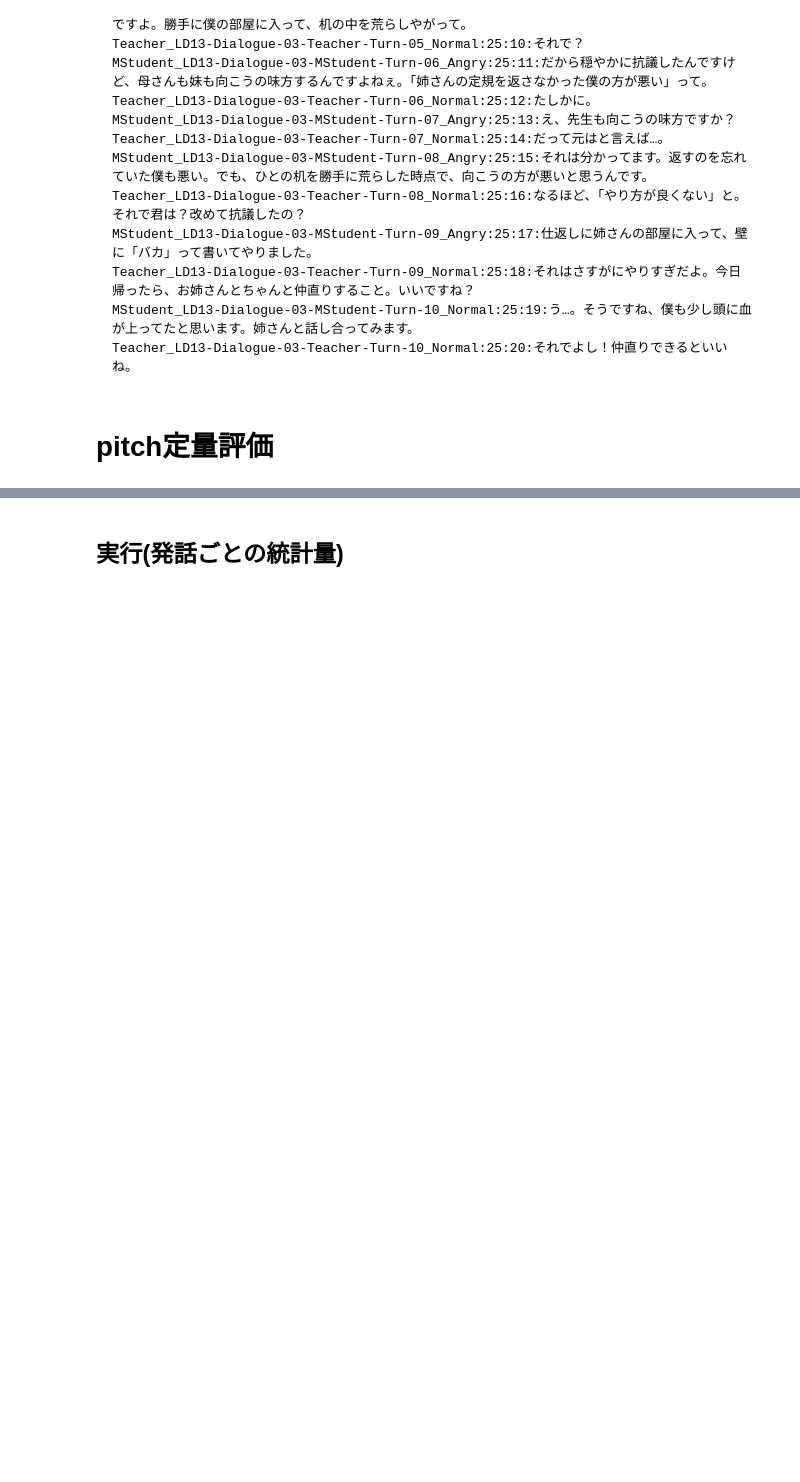
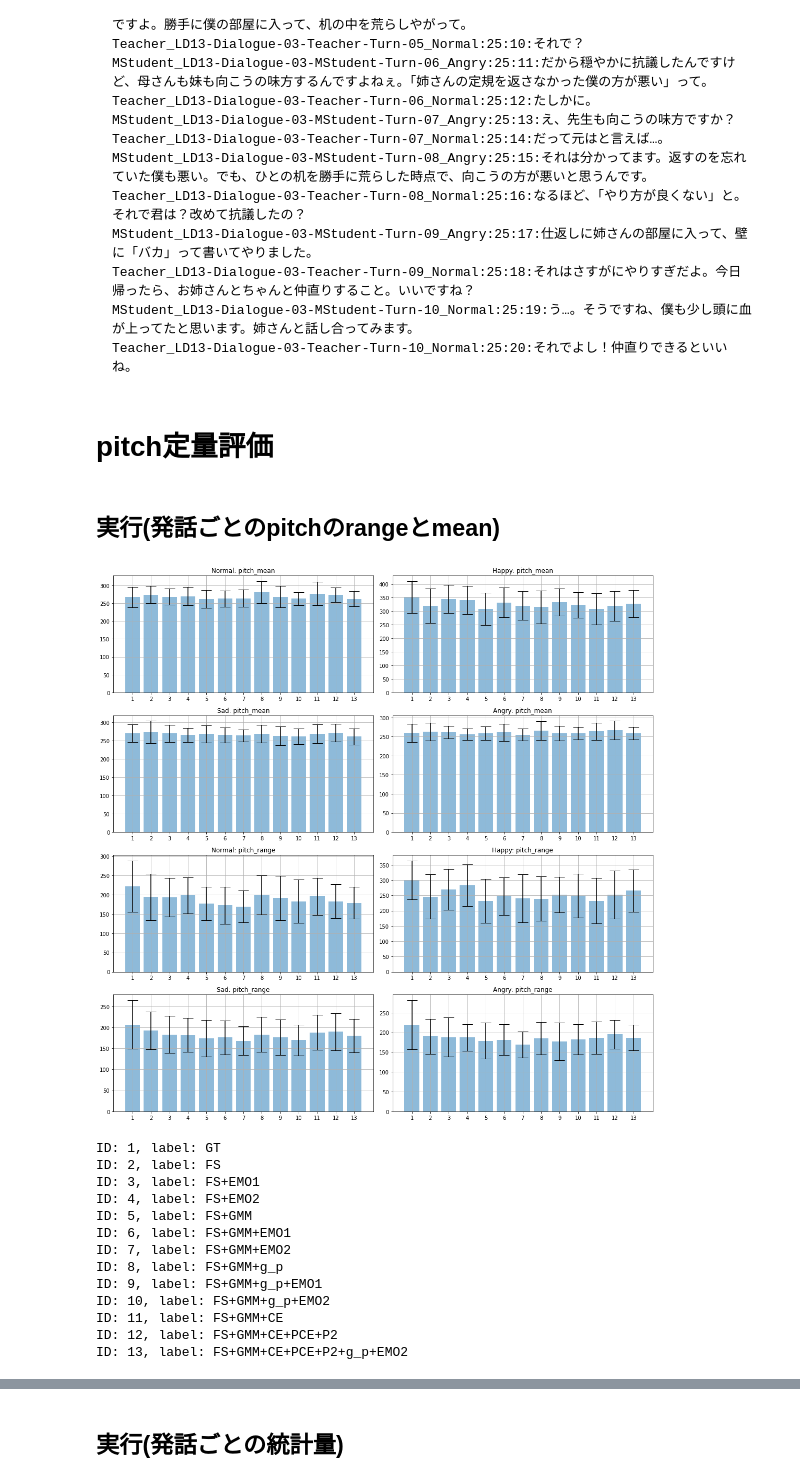
Before and after one commit to YutoNishimura-v2/vc_tts_template, a Jupyter notebook: dialogue_making.ipynb, the cells around one changed output, grey strips where cells are left out. Saved outputs shown, nothing was run; the diff lists cells and outputs as text; code cells hidden in the pictures; blank space fills up the shorter version.

```diff
--- a/dialogue_making.ipynb
+++ b/dialogue_making.ipynb
@@ -4,10 +4,10 @@
 from pathlib import Path
 
 # 台本を指定
-# dialogue_info_txt = "../dataset/out_LINE_woITAKO/dialogue_info.txt"
-dialogue_info_txt = "../dataset/out_LINE_woITAKO_before_emotion/dialogue_info.txt"
+dialogue_info_txt = "../dataset/out_LINE_woITAKO/dialogue_info.txt"
+# dialogue_info_txt = "../dataset/out_LINE_woITAKO_before_emotion/dialogue_info.txt"
 # 音声を指定
-Teacher_voice_base = Path("recipes/fastspeech2wContexts/exp/LINE_wContextwProsody_2_sr22050_LINE_wContextwProsody_13/synthesis_fastspeech2wGMMwContextswProsody_hifigan/eval")
+Teacher_voice_base = Path("recipes/fastspeech2wContexts/exp/LINE_wContextwProsody_3_sr22050_LINE_wContextwProsody_34_FS_GMM_CE_PCE_P2/synthesis_fastspeech2wGMMwContextswProsody_hifigan/eval")
 Mstudent_voice_base = Path("../dataset/out_LINE_MStudent/LINE_MStudent/wav")
 Fstudent_voice_base = Path("../dataset/out_LINE_FStudent/LINE_FStudent/wav")
 
@@ -15,7 +15,7 @@ Fstudent_voice_base = Path("../dataset/out_LINE_FStudent/LINE_FStudent/wav")
 output_dialogue_names = ["LD12-Dialogue-07", "LD11-Dialogue-05", "LD14-Dialogue-08", "LD13-Dialogue-03"]
 
 # 出力先
-output_base = Path("dialogue_output_LINE_wContextwProsody_13_fastspeech2wGMMwContextswProsody+1つ前emotion+当該prosody")
+output_base = Path("dialogue_output_LINE_wContextwProsody_34_FS_GMM_CE_PCE_P2")
 
 output_base.mkdir(parents=True, exist_ok=True)
 
@@ -266,3 +318,5 @@ def get_pitch_energy_emo(
     wav_name = wav_path.stem.replace("_" + wav_path.stem.split("_")[-1] , "")
 
     return pitch_new, energy_new, emo, wav_name
+# %% [markdown]
+## 実行(発話ごとのpitchのrangeとmean)
@@ -269 +368,58 @@ def get_pitch_energy_emo(
+# %%
+# 計算
+stats_name = ["pitch_mean", "pitch_range"]
+stats_data = {k: {k_: [] for k_ in stats_name} for k in emotion_names}
+stats_data_error = {k: {k_: [] for k_ in stats_name} for k in emotion_names}
+# ylims = [[0, 0] for _ in range(len(stats_name))]
+
+def get_max_value(x):
+    x = x[:, 0] + (x[:, 1] * 1.25)
+    return np.max(x)
+
+for emo in emotion_names:
+    for key in stats_name:
+        if key == "pitch_mean":
+            stats_data[emo][key] = emotion_pitch_mean[emo][:, 0]
+            stats_data_error[emo][key] = emotion_pitch_mean[emo][:, 1]
+            # ylims[0][1] = max(ylims[0][1], get_max_value(emotion_pitch_mean[emo]))
+        elif key == "pitch_range":
+            stats_data[emo][key] = emotion_pitch_range[emo][:, 0]
+            stats_data_error[emo][key] = emotion_pitch_range[emo][:, 1]
+            # ylims[1][1] = max(ylims[1][1], get_max_value(emotion_pitch_range[emo]))
+
+# 図示
+fig, axes = plt.subplots(len(emotion_names), len(stats_name), figsize=(15, 15))
+
+axes = axes.flatten()
+
+for i, emo in enumerate(emotion_names):
+    for j, key in enumerate(stats_name):
+        axes[i+j*len(emotion_names)].set_title(f"{emo}: {key}")
+        axes[i+j*len(emotion_names)].bar(
+            np.arange(1, 1+len(labels)), stats_data[emo][key], yerr=stats_data_error[emo][key],
+            align='center', alpha=0.5, ecolor='black', capsize=10
+        )
+        axes[i+j*len(emotion_names)].set_xticks(np.arange(1, 1+len(labels)))
+        # axes[i+j*len(emotion_names)].set_ylim(ylims[j])
+        axes[i+j*len(emotion_names)].grid()
+plt.tight_layout()
+plt.show()
+
+for i, label in enumerate(labels):
+    print(f"ID: {i+1}, label: {label}")
+# %% [output]
+[figure, added]
+ID: 1, label: GT
+ID: 2, label: FS
+ID: 3, label: FS+EMO1
+ID: 4, label: FS+EMO2
+ID: 5, label: FS+GMM
+ID: 6, label: FS+GMM+EMO1
+ID: 7, label: FS+GMM+EMO2
+ID: 8, label: FS+GMM+g_p
+ID: 9, label: FS+GMM+g_p+EMO1
+ID: 10, label: FS+GMM+g_p+EMO2
+ID: 11, label: FS+GMM+CE
+ID: 12, label: FS+GMM+CE+PCE+P2
+ID: 13, label: FS+GMM+CE+PCE+P2+g_p+EMO2
 # %% [markdown]
```
Also changed, not shown: parts of 5 cells of this notebook.
